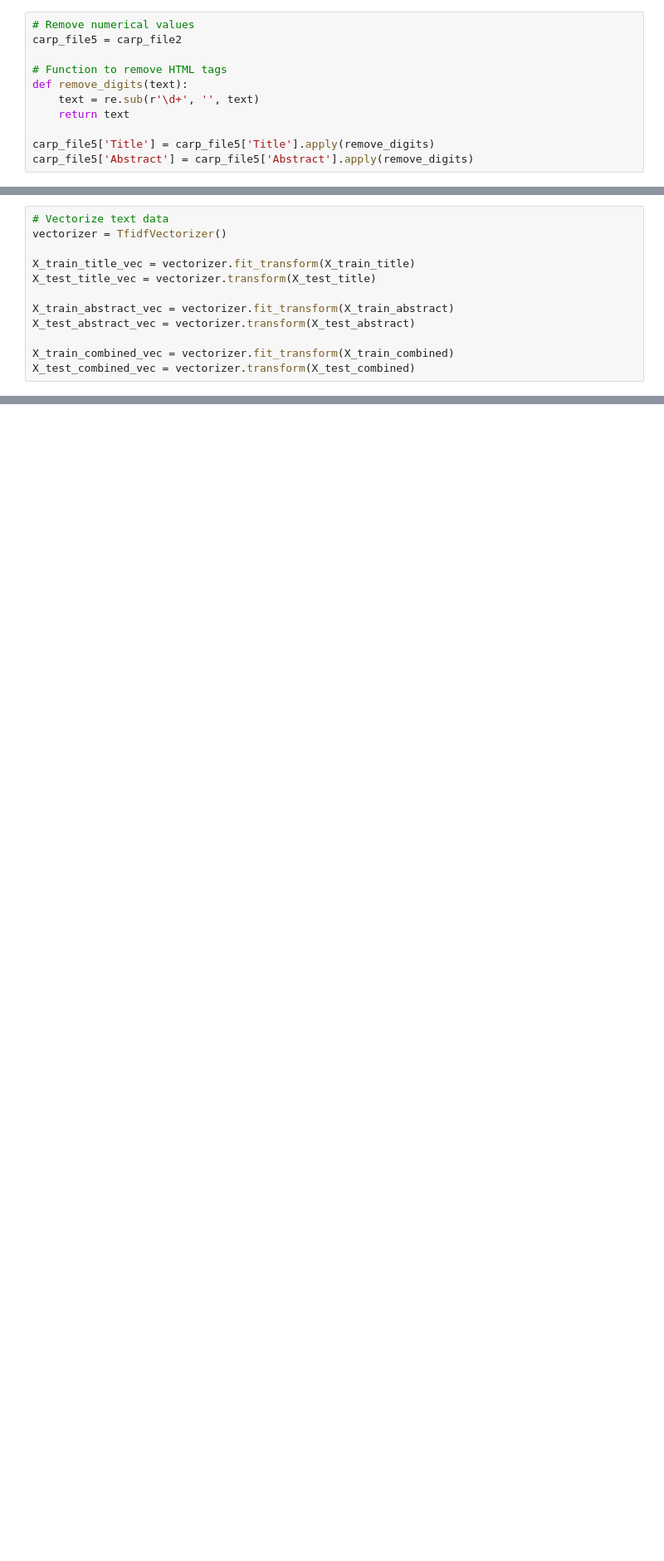
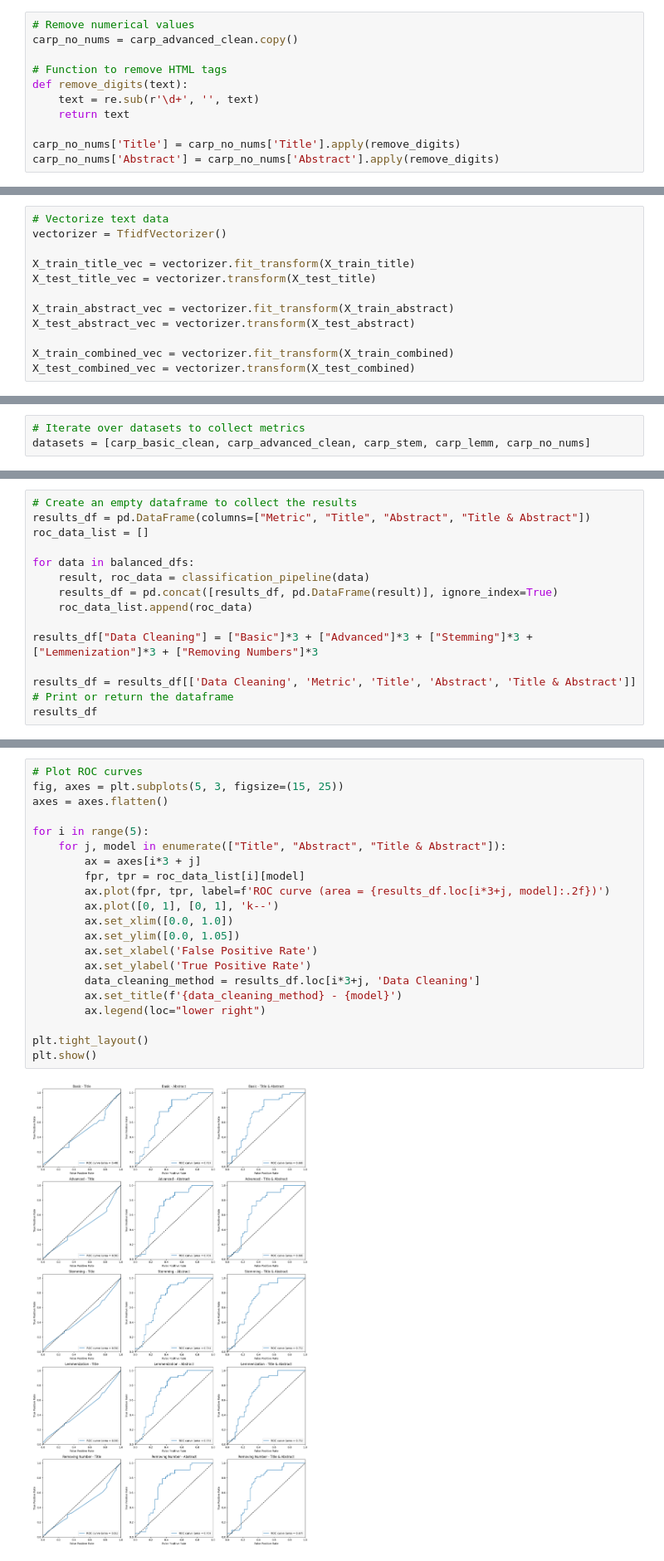
Before and after one commit to JReds12/invasive-fish-ML-article-selection, a Jupyter notebook: mlArticleSelect.ipynb, the cells around one changed output, grey strips where cells are left out. Shown: that part at 83% size. Drawn from its saved outputs; the diff is of its cells as text; blank space fills up the shorter version.

Commit message:
new machine learning function with table and plot

```diff
--- a/mlArticleSelect.ipynb
+++ b/mlArticleSelect.ipynb
@@ -180,11 +183,11 @@ carp_file4['Abstract'] = carp_file4['Abstract'].apply(stem_words)
 # %%
 # Remove numerical values
-carp_file5 = carp_file2
+carp_no_nums = carp_advanced_clean.copy()
 
 # Function to remove HTML tags
 def remove_digits(text):
     text = re.sub(r'\d+', '', text)
     return text
 
-carp_file5['Title'] = carp_file5['Title'].apply(remove_digits)
-carp_file5['Abstract'] = carp_file5['Abstract'].apply(remove_digits)
+carp_no_nums['Title'] = carp_no_nums['Title'].apply(remove_digits)
+carp_no_nums['Abstract'] = carp_no_nums['Abstract'].apply(remove_digits)
@@ -329,0 +375,3 @@ plt.plot(fpr, tpr)
+# %%
+# Iterate over datasets to collect metrics
+datasets = [carp_basic_clean, carp_advanced_clean, carp_stem, carp_lemm, carp_no_nums]
@@ -329,0 +567,15 @@ plt.plot(fpr, tpr)
+# %%
+# Create an empty dataframe to collect the results
+results_df = pd.DataFrame(columns=["Metric", "Title", "Abstract", "Title & Abstract"])
+roc_data_list = []
+
+for data in balanced_dfs:
+    result, roc_data = classification_pipeline(data)
+    results_df = pd.concat([results_df, pd.DataFrame(result)], ignore_index=True)
+    roc_data_list.append(roc_data)
+
+results_df["Data Cleaning"] = ["Basic"]*3 + ["Advanced"]*3 + ["Stemming"]*3 + ["Lemmenization"]*3 + ["Removing Numbers"]*3
+
+results_df = results_df[['Data Cleaning', 'Metric', 'Title', 'Abstract', 'Title & Abstract']]
+# Print or return the dataframe
+results_df
@@ -329,0 +599,23 @@ plt.plot(fpr, tpr)
+# %%
+# Plot ROC curves
+fig, axes = plt.subplots(5, 3, figsize=(15, 25))
+axes = axes.flatten()
+
+for i in range(5):
+    for j, model in enumerate(["Title", "Abstract", "Title & Abstract"]):
+        ax = axes[i*3 + j]
+        fpr, tpr = roc_data_list[i][model]
+        ax.plot(fpr, tpr, label=f'ROC curve (area = {results_df.loc[i*3+j, model]:.2f})')
+        ax.plot([0, 1], [0, 1], 'k--')
+        ax.set_xlim([0.0, 1.0])
+        ax.set_ylim([0.0, 1.05])
+        ax.set_xlabel('False Positive Rate')
+        ax.set_ylabel('True Positive Rate')
+        data_cleaning_method = results_df.loc[i*3+j, 'Data Cleaning']
+        ax.set_title(f'{data_cleaning_method} - {model}')
+        ax.legend(loc="lower right")
+
+plt.tight_layout()
+plt.show()
+# %% [output]
+[figure, added]
```
Also changed, not shown: parts of 16 cells of this notebook.
